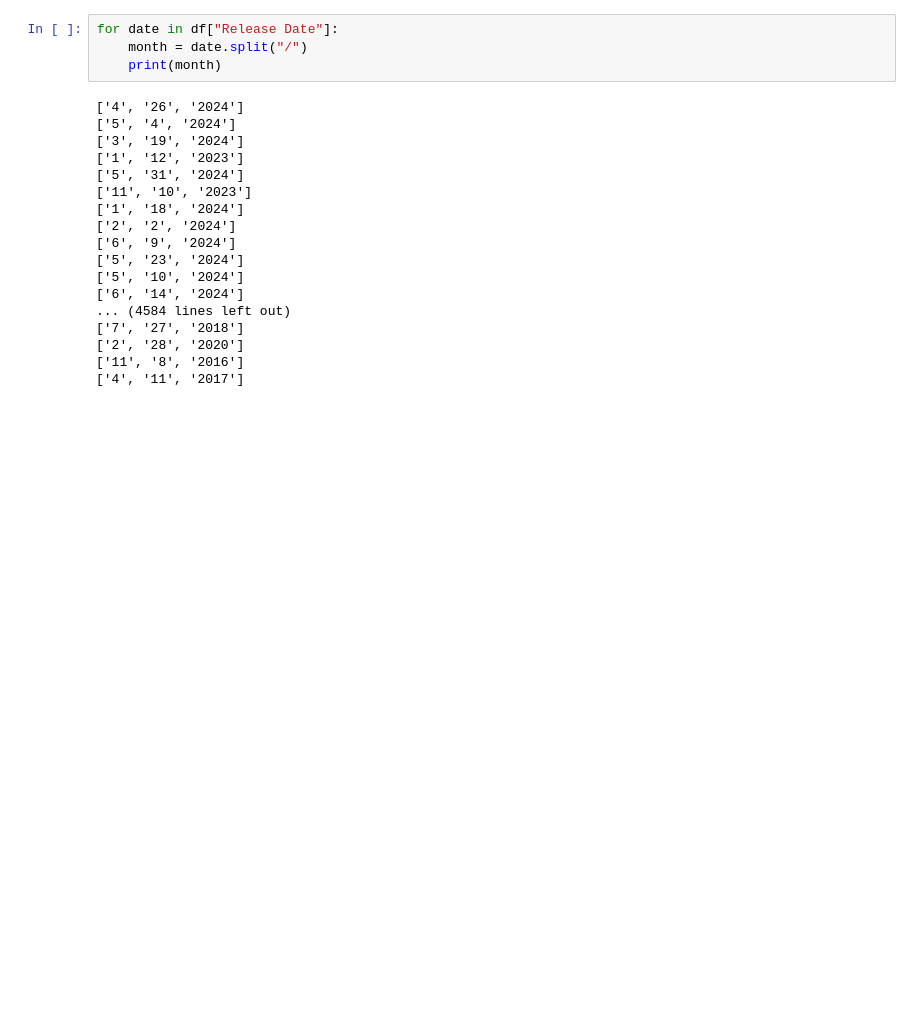
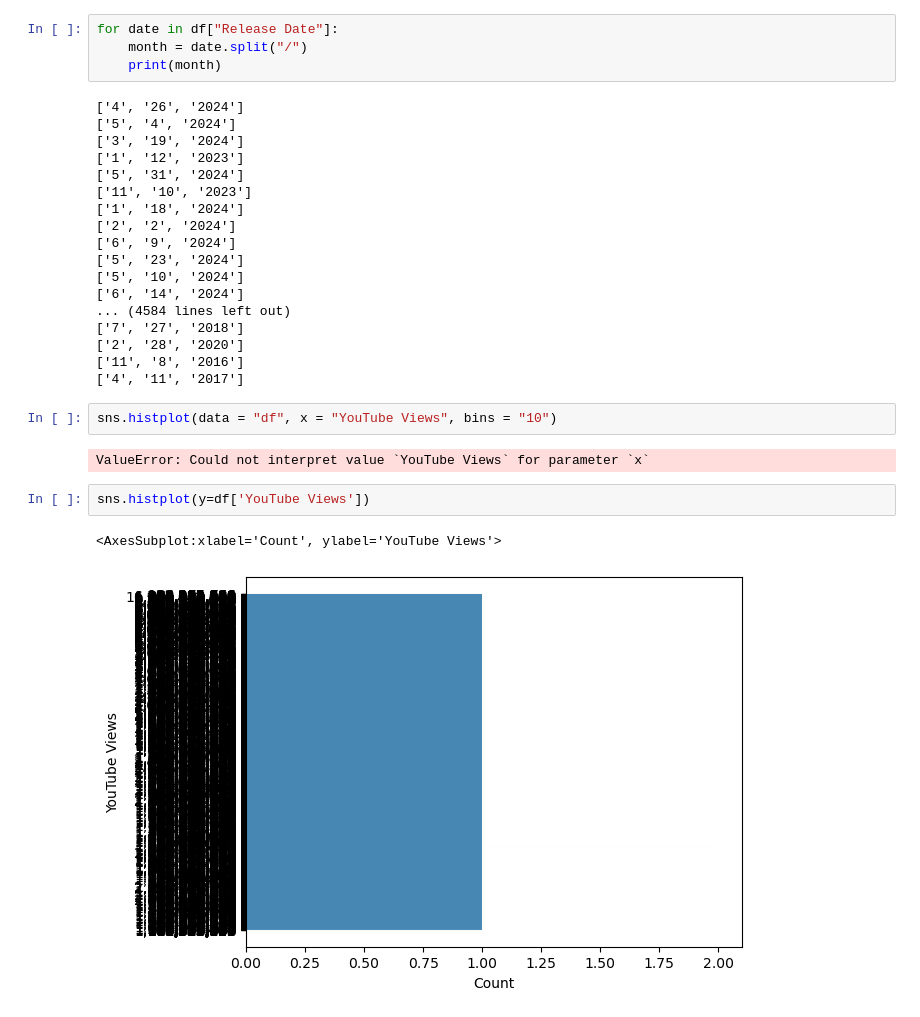
Before and after one commit to budgethp/AI, a Jupyter notebook: Semester 1/Spotify/Spotify2024.ipynb, the cells around one changed output. Cells and saved outputs as stored; diff of their text form; blank space fills up the shorter version.

```diff
--- a/Semester 1/Spotify/Spotify2024.ipynb
+++ b/Semester 1/Spotify/Spotify2024.ipynb
@@ -83,3 +83,12 @@ for date in df["Release Date"]:
 ['2', '28', '2020']
 ['11', '8', '2016']
 ['4', '11', '2017']
+# %%
+sns.histplot(data = "df", x = "YouTube Views", bins = "10")
+# %% [output]
+ValueError: Could not interpret value `YouTube Views` for parameter `x`
+# %%
+sns.histplot(y=df['YouTube Views'])
+# %% [output]
+<AxesSubplot:xlabel='Count', ylabel='YouTube Views'>
+[figure, added]
```
Also changed, not shown: parts of 7 cells of this notebook, 4 other files.
